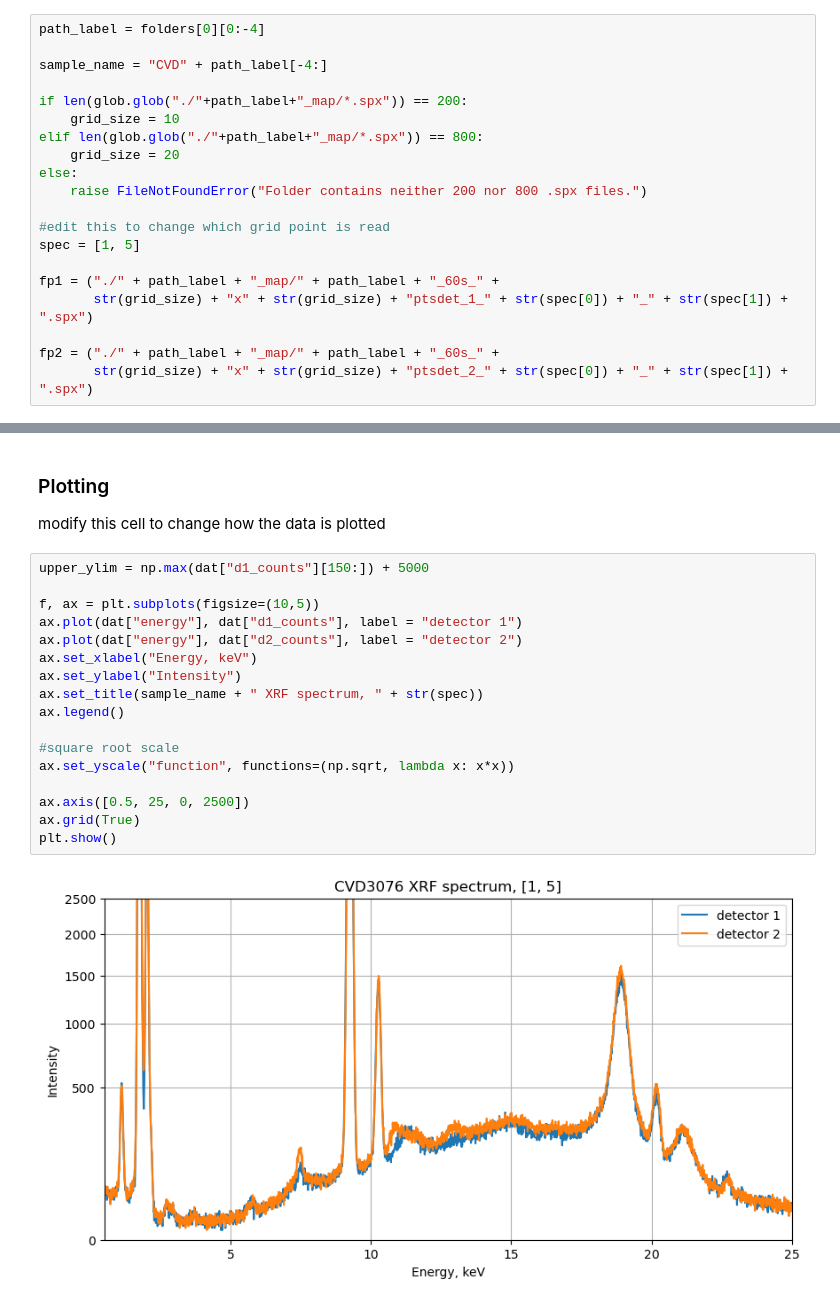
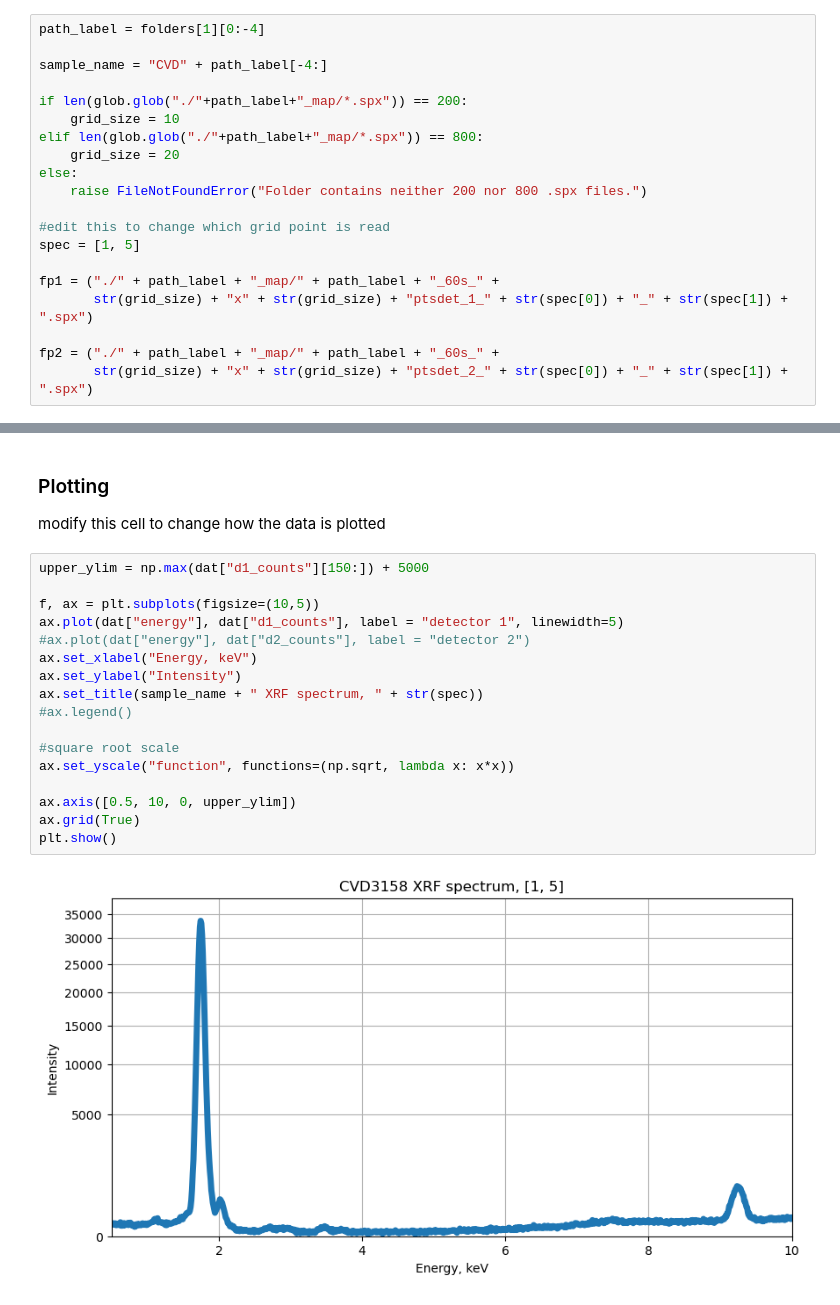
Before and after one commit to ELFREELAND/xrf-thickness-studies, a Jupyter notebook: xrf_data_parser.ipynb, the cells around one changed output, grey strips where cells are left out. Saved outputs shown, nothing was run; the diff lists cells and outputs as text.

```diff
--- a/xrf_data_parser.ipynb
+++ b/xrf_data_parser.ipynb
@@ -28,7 +28,7 @@ for i in range(0, len(folders)):
 11      20230627_CVD_2546_map
 12      20230628_CVD_2546_map
 # %%
-path_label = folders[0][0:-4]
+path_label = folders[1][0:-4]
 
 sample_name = "CVD" + path_label[-4:]
 
@@ -103,19 +103,19 @@ modify this cell to change how the data is plotted
 # %%
 upper_ylim = np.max(dat["d1_counts"][150:]) + 5000
 
 f, ax = plt.subplots(figsize=(10,5))
-ax.plot(dat["energy"], dat["d1_counts"], label = "detector 1")
-ax.plot(dat["energy"], dat["d2_counts"], label = "detector 2")
+ax.plot(dat["energy"], dat["d1_counts"], label = "detector 1", linewidth=5)
+#ax.plot(dat["energy"], dat["d2_counts"], label = "detector 2")
 ax.set_xlabel("Energy, keV")
 ax.set_ylabel("Intensity")
 ax.set_title(sample_name + " XRF spectrum, " + str(spec))
-ax.legend()
+#ax.legend()
 
 #square root scale
 ax.set_yscale("function", functions=(np.sqrt, lambda x: x*x))
 
-ax.axis([0.5, 25, 0, 2500])
+ax.axis([0.5, 10, 0, upper_ylim])
 ax.grid(True)
 plt.show()
 # %% [output]
-[figure, old version]
+[figure, new version]
```
Also changed, not shown: 1 other file.
